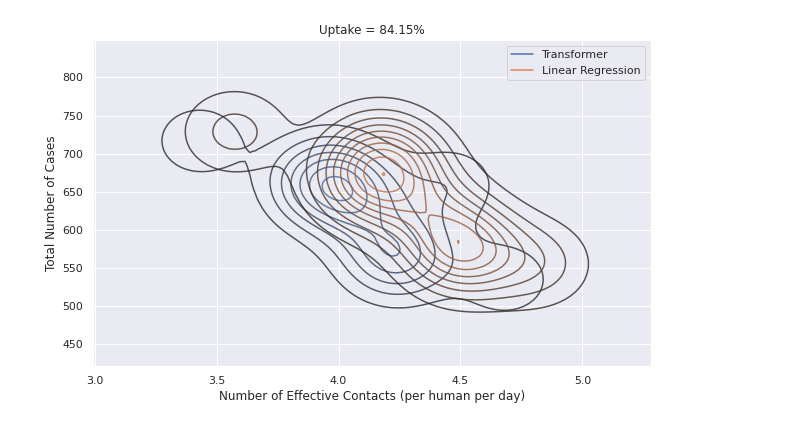
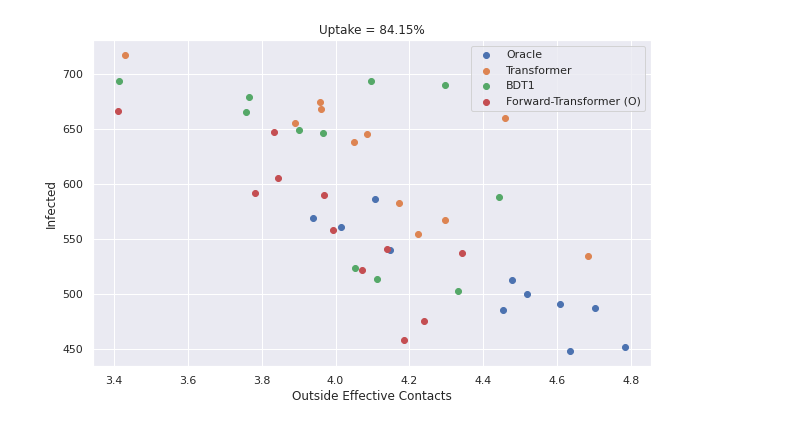
Before and after one commit to mila-iqia/COVI-AgentSim, a Jupyter notebook: notebooks/thread-plots.ipynb, the cells around one changed output. Cells and saved outputs as stored; diff of their text form; code cells hidden in the pictures.

```diff
--- a/notebooks/thread-plots.ipynb
+++ b/notebooks/thread-plots.ipynb
@@ -2,11 +2,12 @@
 import os
 import pickle as pkl
 import numpy as np
+import pandas as pd
 from collections import defaultdict
 
 import matplotlib.pyplot as plt
 import seaborn as sns
-sns.set()
+sns.set(style="darkgrid")
 # %%
 BASE_PATH = "/home/nrahaman/python/simulator/work/fancyplots_bigomo_careful_biginit"
 
@@ -52,12 +56,24 @@ def load_tracker_data(method, condition=lambda people, days, init, uptake, seed:
 # # This is commented out to prevent accidental overwriting
 stats = {}
 # %%
+# ------------------------------CONTROL PANEL--------------------------------
 exclude = {}
-# include = {ORACLE}
+# exclude = {TRANSFORMER("PROUD-DONKEY-686B")}
+
+# include = {ORACLE, TRANSFORMER("AVID-WAVE-652B"), TRANSFORMER("PROUD-DONKEY-686A"), BDT1, BDT2, UNMITIGATED}
 include = METHODS
 
+reload = {TRANSFORMER("PROUD-DONKEY-686B")}
+# reload = {}
+# ---------------------------------------------------------------------------
+
+# ---------------------------------------------------------------------------
 for method in include:
     if method in exclude:
+        continue
+    if method in reload and method in stats:
+        del stats[method]
+    if method in stats:
         continue
     print(f"---------{method}----------")
     pickles, _ = load_tracker_data(method)
@@ -95,40 +106,53 @@ Loading artefact: /home/nrahaman/python/simulator/work/fancyplots_bigomo_careful
 
 labels = {
     UNMITIGATED: "Unmitigated",
     BDT1: "BDT1",
     BDT2: "BDT2",
     TRANSFORMER("AVID-WAVE-652B"): "Transformer",
-    TRANSFORMER("SCARLET-DAWN-653A"): "Linear Regression",
+    TRANSFORMER("PROUD-DONKEY-686A"): "Forward-Transformer (O)",
+    TRANSFORMER("PROUD-DONKEY-686B"): "Forward-Transformer",
+    TRANSFORMER("SCARLET-DAWN-653A"): "LR",
+    TRANSFORMER("OLIVE-PLANT-687A"): "Forward-LR",
     ORACLE: "Oracle",
 }
 
-exclude = [UNMITIGATED]
-include = [TRANSFORMER("AVID-WAVE-652B"), TRANSFORMER("SCARLET-DAWN-653A")]
+exclude = []
+# include = METHODS
+include = [
+#     TRANSFORMER("OLIVE-PLANT-687A"),
+#     TRANSFORMER("SCARLET-DAWN-653A"),
+    TRANSFORMER("AVID-WAVE-652B"),
+    TRANSFORMER("PROUD-DONKEY-686A"),
+#     TRANSFORMER("PROUD-DONKEY-686B"),
+    BDT1,
+    ORACLE,
+]
 
-plot_type = "kde"
-kde_alpha = 0.8
+plot_type = "scatter"
+kde_alpha = 0.7
 
 x_key = "outside_effective_contacts"
 y_key = "infected"
 # ---------------------------------------------------------------------------
 
 # ---------------------------------------------------------------------------
 plt.figure(figsize=(10, 6))
 ax = plt.gca()
 for method, stat in stats.items():
     if method in exclude or method not in include:
         continue
     if plot_type == "kde":
         sns.kdeplot(stat[x_key], stat[y_key], ax=ax,
-                    label=labels[method], shade=False, alpha=kde_alpha)
+                    label=labels[method], shade=True,
+                    alpha=kde_alpha, shade_lowest=False)
     elif plot_type == "scatter":
         plt.scatter(stat[x_key], stat[y_key],
                 label=labels[method])
-plt.xlabel("Number of Effective Contacts (per human per day)")
-plt.ylabel("Total Number of Cases")
+plt.xlabel(x_key.replace("_", " ").title())
+plt.ylabel(y_key.replace("_", " ").title())
 plt.legend()
 plt.title("Uptake = 84.15%")
 plt.show()
 # %% [output]
-[figure, old version]
+[figure, new version]
 # %%
```
Also changed, not shown: parts of 3 cells of this notebook.
